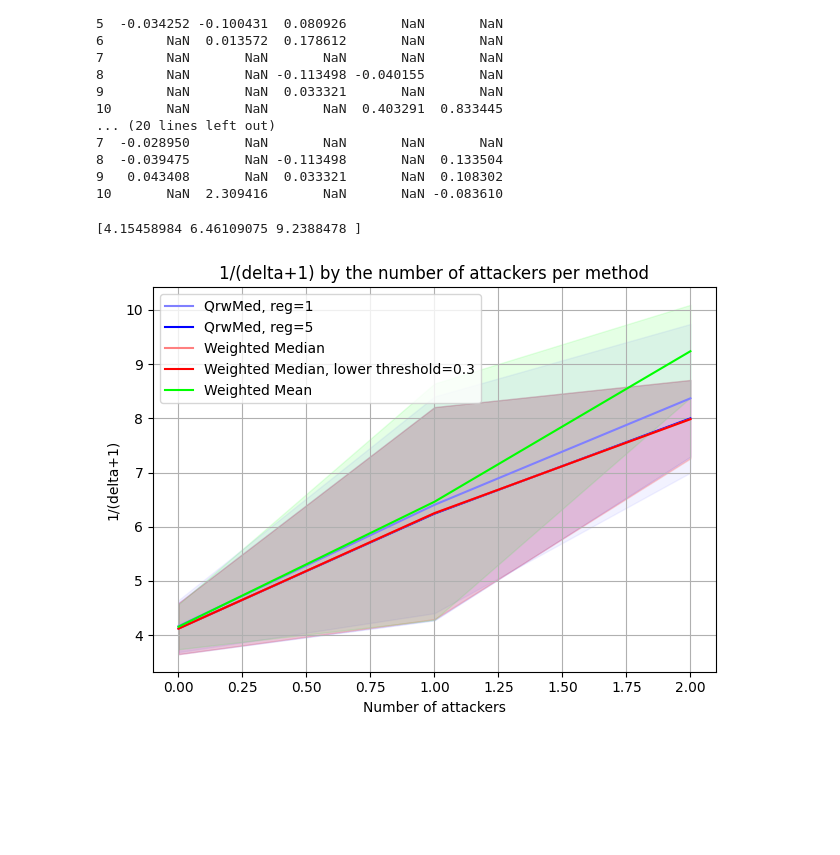
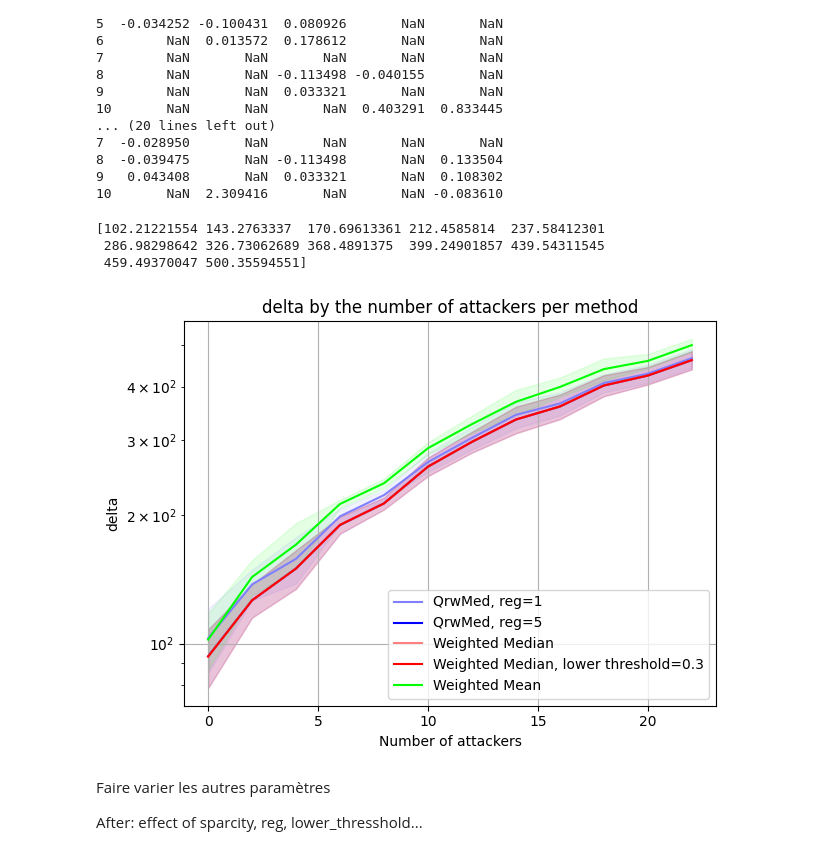
Before and after one commit to Jenjamin3000/RobustColab, a Jupyter notebook: comparisons.ipynb, the cells around one changed output. Saved outputs shown, nothing was run; the diff lists cells and outputs as text; code cells hidden in the pictures; blank space fills up the shorter version.

```diff
--- a/comparisons.ipynb
+++ b/comparisons.ipynb
@@ -531,9 +531,10 @@ def plot_multiple_epochs(n_users, n_items, missing_prob, nb_attackers_to_test, e
     plt.fill_between(nb_attackers_to_test, mean_mean_list - mean_std_list, mean_mean_list + mean_std_list, color=(0, 1, 0), alpha=0.1)
 
     # Add labels, legend, and grid
-    plt.title('1/(delta+1) by the number of attackers per method')
+    plt.yscale('log')
+    plt.title('delta by the number of attackers per method')
     plt.xlabel('Number of attackers')
-    plt.ylabel('1/(delta+1)')
+    plt.ylabel('delta')
     #plt.yscale('log')
     plt.legend()
     plt.grid(True)
@@ -693,7 +694,13 @@ for nb_attackers in np.arange(0, 11, 5):
 9   0.043408       NaN  0.033321       NaN  0.108302
 10       NaN  2.309416       NaN       NaN -0.083610
 # %%
-plot_multiple_epochs(20, 10, 0.2, np.arange(0, 3, 1), compute_all_errors, 5)
+plot_multiple_epochs(40, 35, 0.6, np.arange(0, 23, 2), compute_all_errors, 5)
 # %% [output]
-[4.15458984 6.46109075 9.2388478 ]
+[102.21221554 143.2763337  170.69613361 212.4585814  237.58412301
+ 286.98298642 326.73062689 368.4891375  399.24901857 439.54311545
+ 459.49370047 500.35594551]
-[figure, old version]
+[figure, new version]
+# %% [markdown]
+Faire varier les autres paramètres
+
+After: effect of sparcity, reg, lower_thresshold...
```
Also changed, not shown: parts of 2 cells of this notebook.
